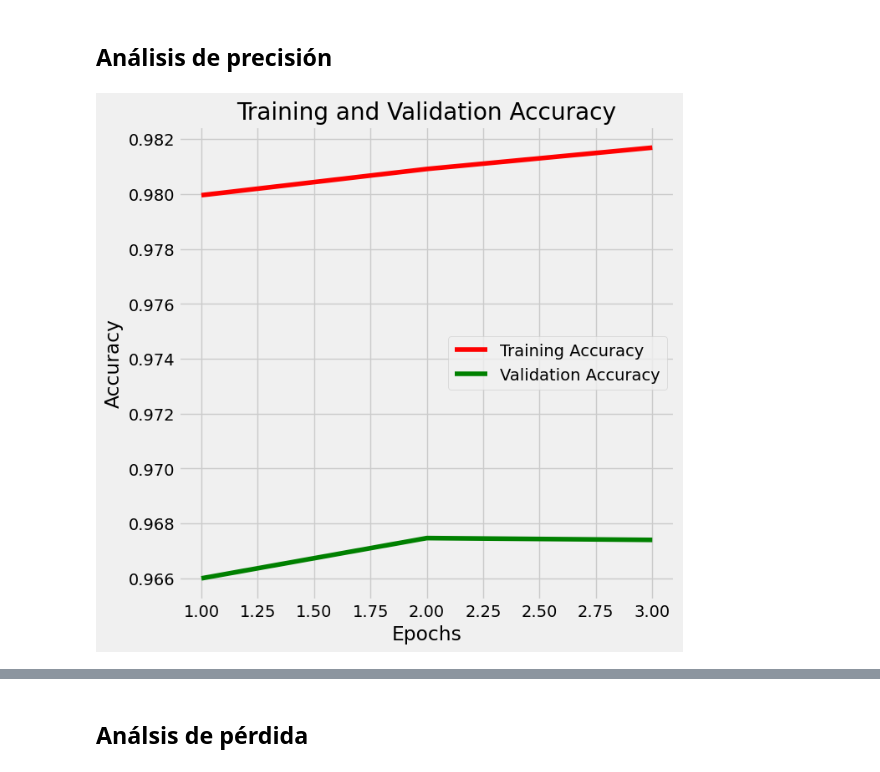
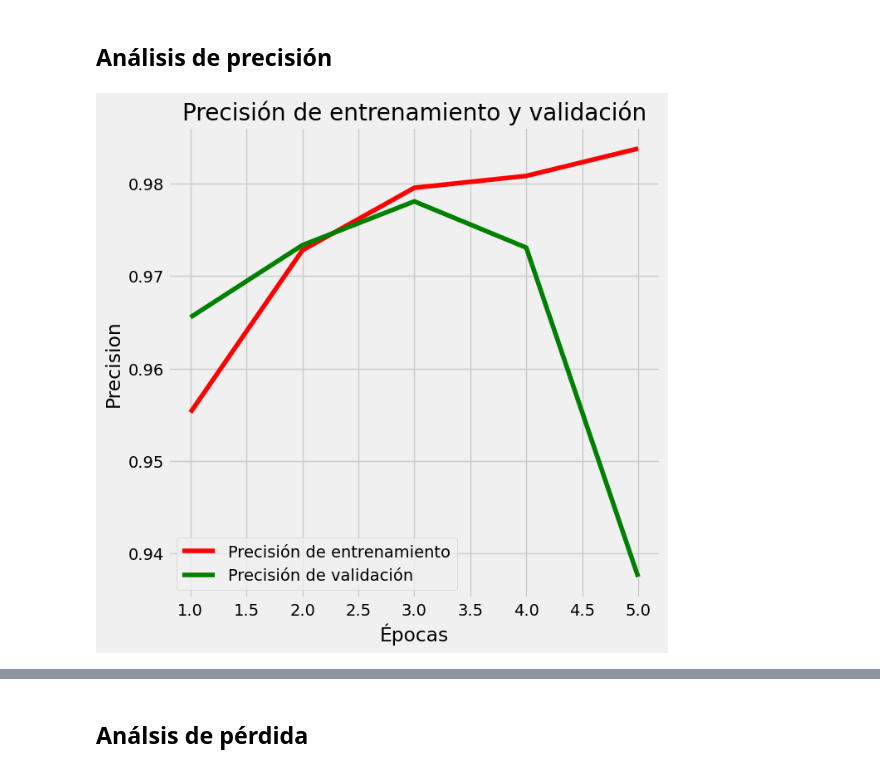
Before and after one commit to zaideim/PortafolioImplementacionM2, a Jupyter notebook: PortafolioImplementacion_A01751580.ipynb, the cells around one changed output, grey strips where cells are left out. Saved outputs shown, nothing was run; the diff lists cells and outputs as text; code cells hidden in the pictures.

```diff
--- a/PortafolioImplementacion_A01751580.ipynb
+++ b/PortafolioImplementacion_A01751580.ipynb
@@ -337,5 +343,5 @@ model.compile(optimizer=custom_optimizer, loss='categorical_crossentropy', metri
 Se realiza un entrenamiento eficiente del modelo, deteniéndolo tempranamente si no se observa mejora en la métrica de precisión en el conjunto de validación y ajustando dinámicamente la tasa de aprendizaje para mejorar la convergencia. La variable history almacenará información sobre el progreso del entrenamiento, como las pérdidas y las métricas en cada época.
 # %%
 early_stopping = keras.callbacks.EarlyStopping(monitor='val_accuracy',patience=5,restore_best_weights=True)
-history = model.fit(train_generator, epochs = 3, validation_data = val_generator, callbacks= [early_stopping,reduce_lr])
+history = model.fit(train_generator, epochs = 5, validation_data = val_generator, callbacks= [early_stopping,reduce_lr])
 # %% [output]
@@ -356,14 +366,14 @@ Epochs = [i+1 for i in range(len(train_acc))]
 # %%
 plt.figure(figsize= (15,7))
 plt.style.use('fivethirtyeight')
 plt.subplot(1, 2, 2)
-plt.plot(Epochs, train_acc, 'r', label= 'Training Accuracy')
-plt.plot(Epochs, val_acc, 'g', label= 'Validation Accuracy')
-plt.title('Training and Validation Accuracy')
-plt.xlabel('Epochs')
-plt.ylabel('Accuracy')
+plt.plot(Epochs, train_acc, 'r', label= 'Precisión de entrenamiento')
+plt.plot(Epochs, val_acc, 'g', label= 'Precisión de validación')
+plt.title('Precisión de entrenamiento y validación')
+plt.xlabel('Épocas')
+plt.ylabel('Precision')
 plt.legend()
 plt.tight_layout
 plt.show()
 # %% [output]
-[figure, old version]
+[figure, new version]
```
Also changed, not shown: parts of 18 cells of this notebook.
